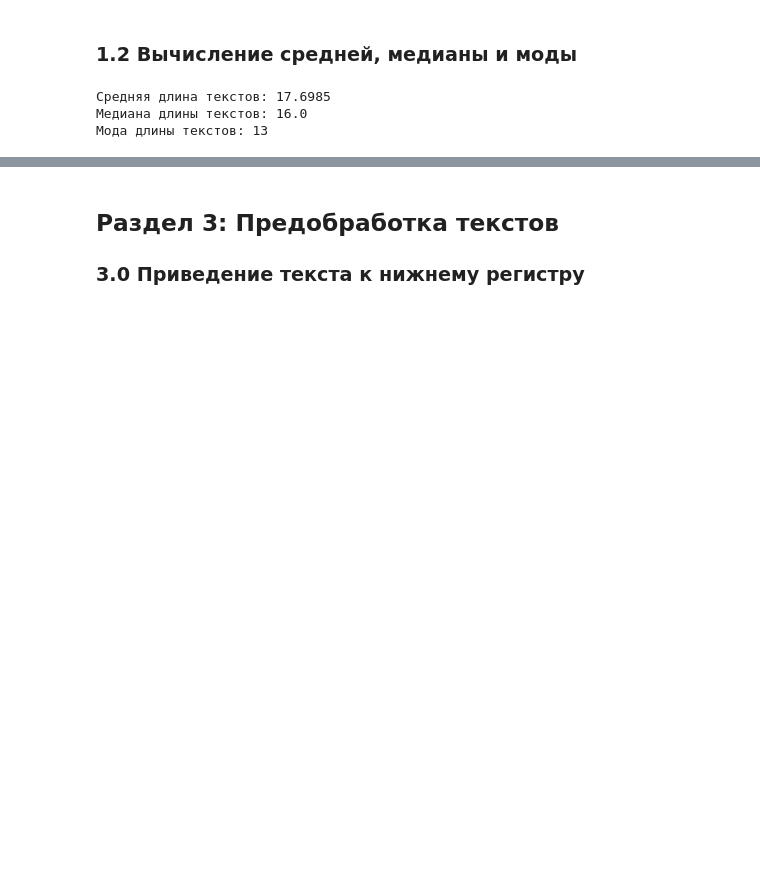
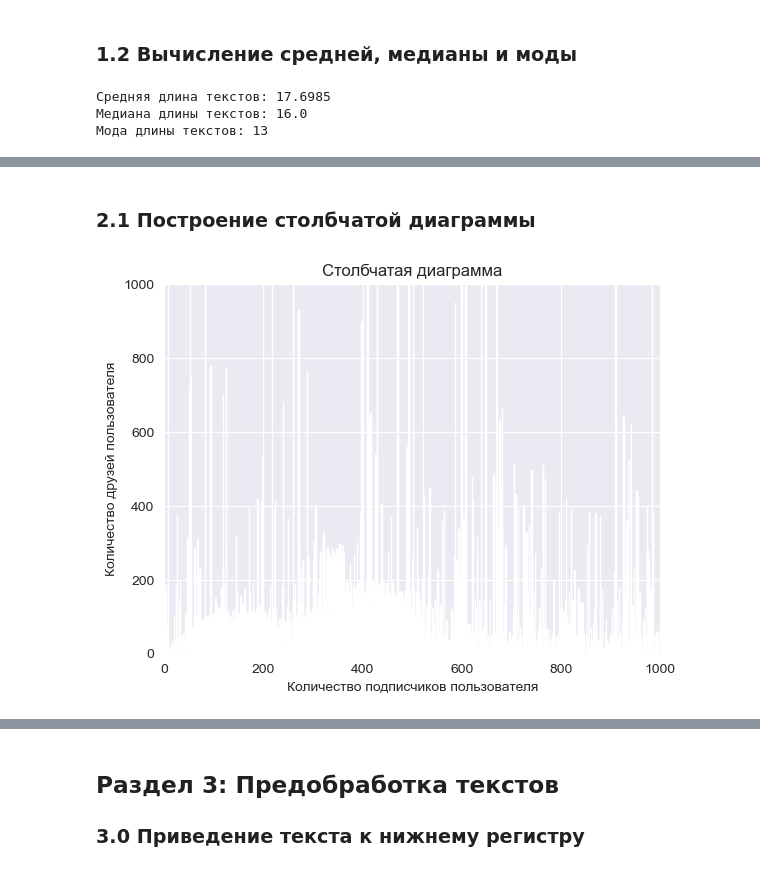
Before and after one commit to vadimpavliukevich/intro_to_ml_lab2, a Jupyter notebook: lab2.ipynb, the cells around one changed output, grey strips where cells are left out. Saved outputs shown, nothing was run; the diff lists cells and outputs as text; code cells hidden in the pictures; blank space fills up the shorter version.

```diff
--- a/lab2.ipynb
+++ b/lab2.ipynb
@@ -105,0 +122,14 @@ print(f'Средняя длина текстов: {statistics.mean(df["tlength"]
+# %% [markdown]
+### 2.1 Построение столбчатой диаграммы
+# %%
+x = df['tfol']
+y = df['tfrien']
+plt.bar(x, y)
+plt.title("Столбчатая диаграмма")
+plt.xlabel('Количество подписчиков пользователя')
+plt.ylabel('Количество друзей пользователя')
+plt.xlim(0, 1000)
+plt.ylim(0, 1000)
+plt.show()
+# %% [output]
+[figure, added]
```
Also changed, not shown: parts of 9 cells of this notebook.
